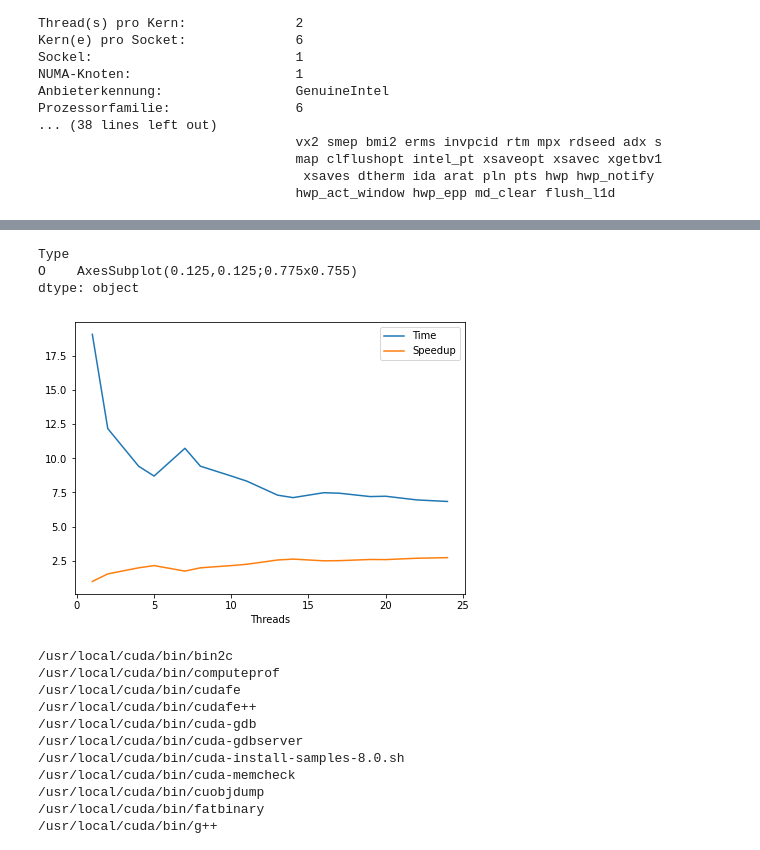
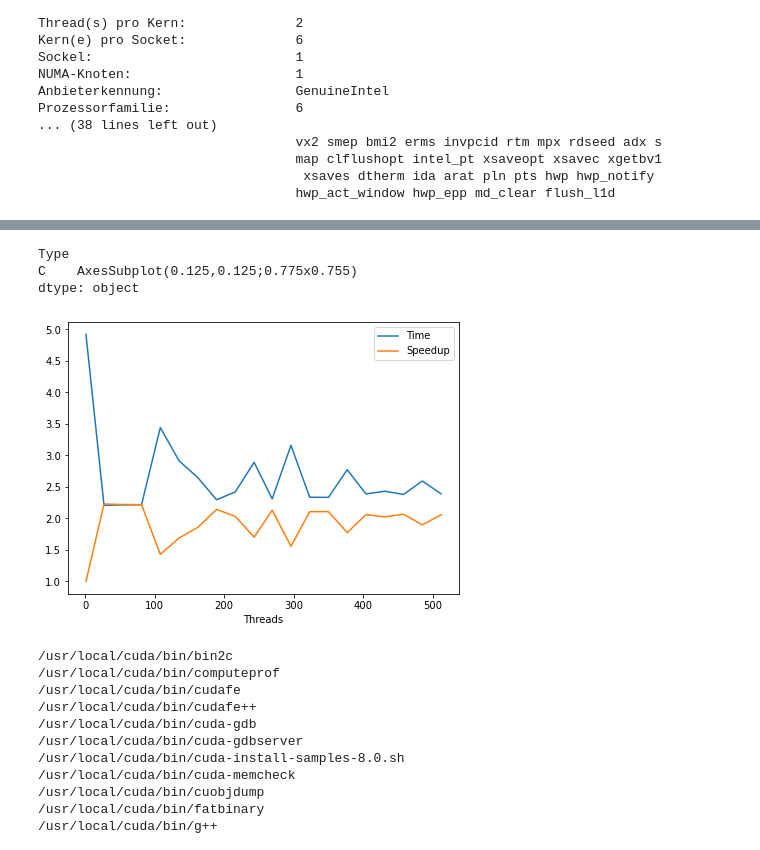
Before and after one commit to fstovarr/face_detection, a Jupyter notebook: face_detection/Analysis.ipynb, the cells around one changed output, grey strips where cells are left out. Saved outputs shown, nothing was run; the diff lists cells and outputs as text; code cells hidden in the pictures.

```diff
--- a/face_detection/Analysis.ipynb
+++ b/face_detection/Analysis.ipynb
@@ -152,10 +154,11 @@ df
 # %%
-df[df["Type"] == "O"][["Type", "Threads", "Time", "Speedup"]].groupby('Type').plot(x="Threads", y=["Time", "Speedup"], figsize=(7, 5))
+running_type = "C"
+df[df["Type"] == running_type][["Type", "Threads", "Time", "Speedup"]].groupby('Type').plot(x="Threads", y=["Time", "Speedup"], figsize=(7, 5))
 # %% [output]
 Type
-O    AxesSubplot(0.125,0.125;0.775x0.755)
+C    AxesSubplot(0.125,0.125;0.775x0.755)
 dtype: object
-[figure, old version]
+[figure, new version]
 # %%
 !ls /usr/local/cuda/bin/nvprof*
 # %% [output]
```
Also changed, not shown: parts of 6 cells of this notebook, 3 other files.
